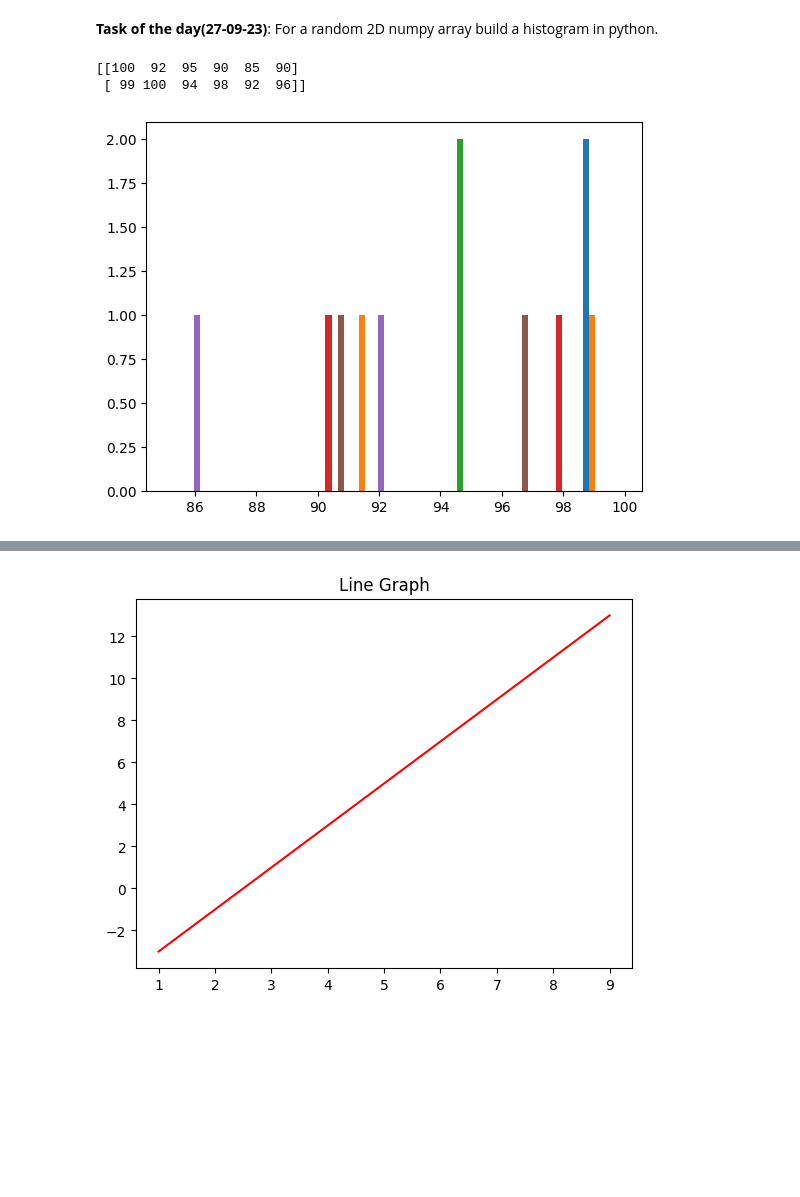
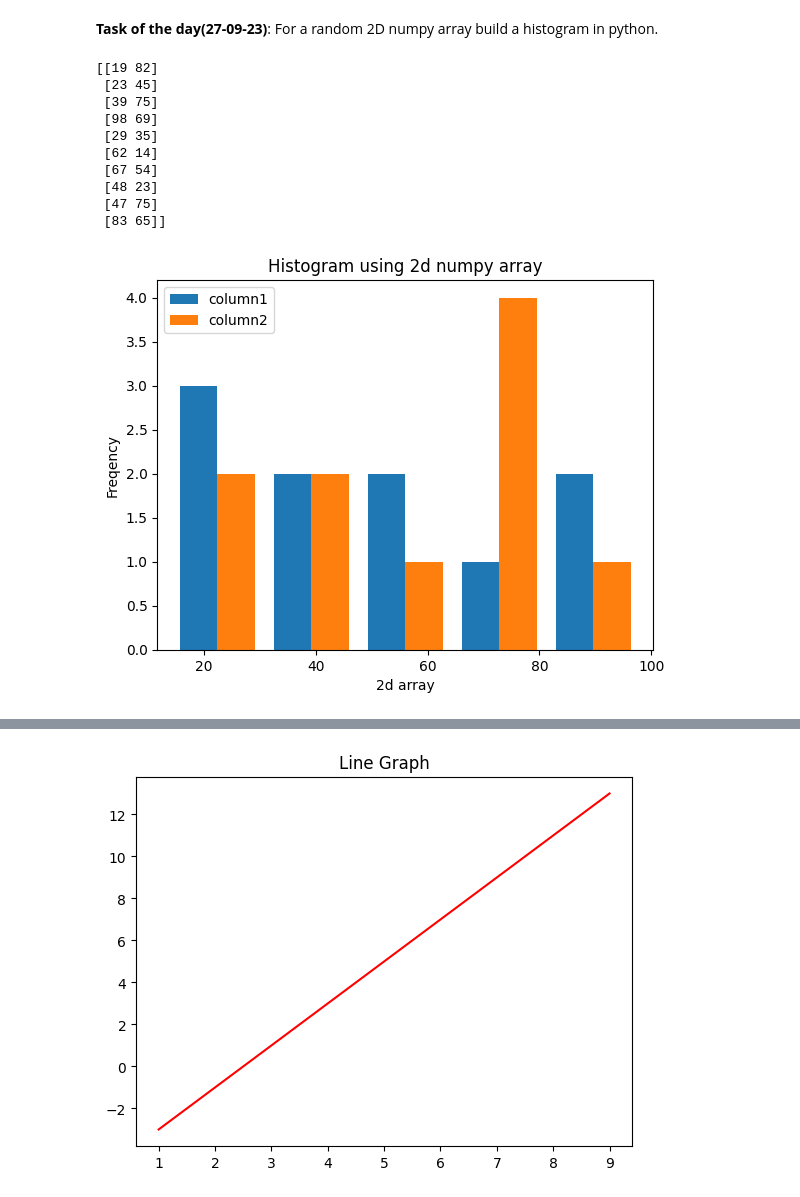
Before and after one commit to AdarshChintada/Daily_tasks, a Jupyter notebook: Daily_Tasks_HGTCON265_Adarsh.ipynb, the cells around one changed output, grey strips where cells are left out. Cells and saved outputs as stored; diff of their text form; code cells hidden in the pictures; blank space fills up the shorter version.

```diff
--- a/Daily_Tasks_HGTCON265_Adarsh.ipynb
+++ b/Daily_Tasks_HGTCON265_Adarsh.ipynb
@@ -2,16 +2,33 @@
 <a href="https://colab.research.google.com/github/AdarshChintada/Daily_tasks/blob/main/Daily_Tasks_HGTCON265_Adarsh.ipynb" target="_parent"><img src="https://colab.research.google.com/assets/colab-badge.svg" alt="Open In Colab"/></a>
 # %% [markdown]
 **Task of the day(27-09-23)**: For a random 2D numpy array build a histogram in python.
-# %%
-import numpy as np
-from matplotlib import pyplot as plt
-marks_1 = np.array([100, 92, 95, 90, 85, 90])
-marks_2 = np.array([99, 100, 94, 98, 92, 96])
-result = np.vstack((marks_1, marks_2))
-print(result)
-plt.hist(result)
-plt.show()
-# %% [output]
-[[100  92  95  90  85  90]
- [ 99 100  94  98  92  96]]
-[figure, removed]
+# %%
+import numpy as np
+from matplotlib import pyplot as plt
+marks = np.random.randint(10,100,size=(10,2))
+print(marks)
+
+x_ticks = np.arange(20,120,20)
+plt.xticks(x_ticks)
+plt.hist(marks, bins =5, label=["column1", "column2"])
+
+plt.title("Histogram using 2d numpy array")
+plt.xlabel("2d array")
+plt.ylabel("Freqency")
+plt.legend()
+
+
+
+plt.show()
+# %% [output]
+[[19 82]
+ [23 45]
+ [39 75]
+ [98 69]
+ [29 35]
+ [62 14]
+ [67 54]
+ [48 23]
+ [47 75]
+ [83 65]]
+[figure, added]
```
Also changed, not shown: parts of 5 cells of this notebook.
